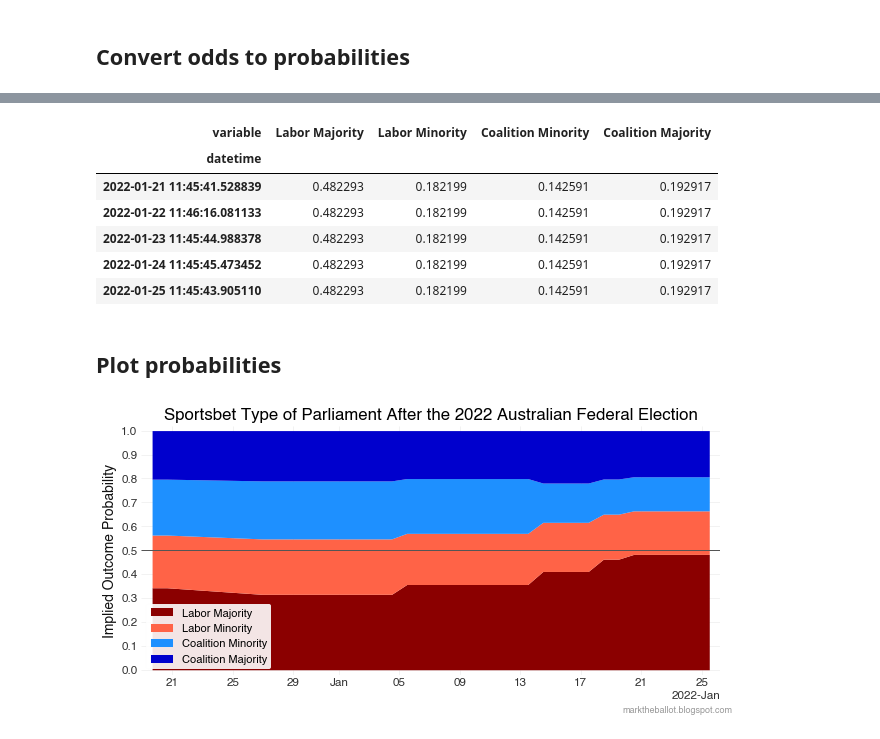
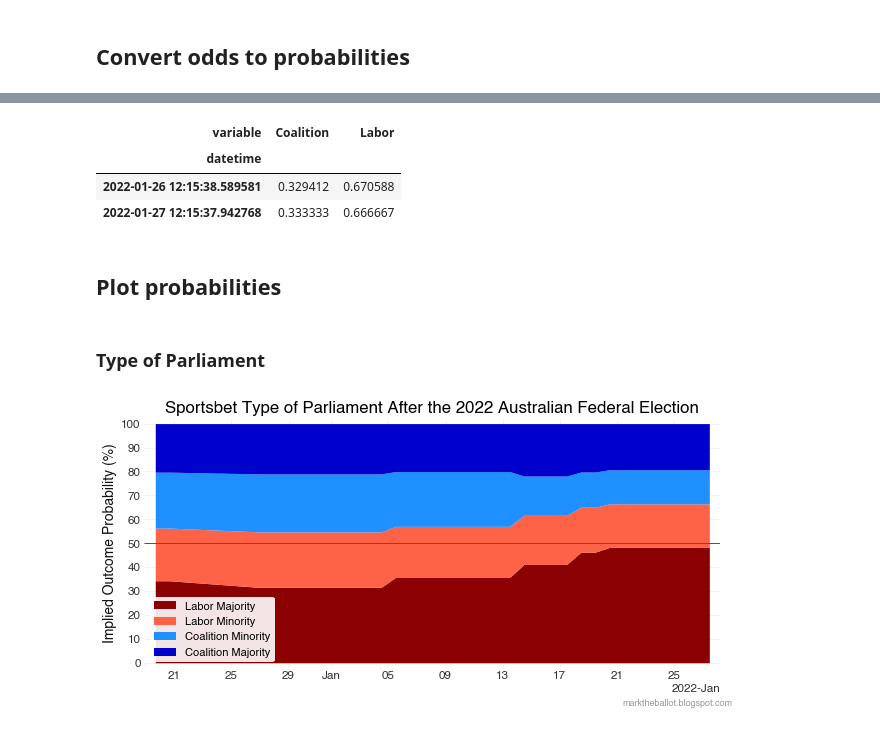
Before and after one commit to bpalmer4/Australian-Federal-Election-2022, a Jupyter notebook: notebooks/Betting markets - chart election winner at sportsbet.ipynb, the cells around one changed output, grey strips where cells are left out. Cells and saved outputs as stored; diff of their text form; code cells hidden in the pictures.

```diff
--- a/notebooks/Betting markets - chart election winner at sportsbet.ipynb
+++ b/notebooks/Betting markets - chart election winner at sportsbet.ipynb
@@ -30,7 +30,8 @@ plt.style.use('./markgraph.mplstyle')
 # %% [markdown]
 ## Get data
 # %%
+# type of parliament
 FILE = '../historical-data/sportsbet-2022-type-of-parliament.csv'
-df = pd.read_csv(FILE, na_values = '-', parse_dates=['datetime'])
-df = df.pivot(index='datetime', columns='variable', values='value').sort_index(ascending=True)
-del df['Any Other']
+top = pd.read_csv(FILE, na_values = '-', parse_dates=['datetime'])
+top = top.pivot(index='datetime', columns='variable', values='value').sort_index(ascending=True)
+del top['Any Other'] # ignore longshot bias
@@ -45,8 +42,8 @@ names = {
     'Liberal/National Coalition Minority': 'Coalition Minority',
 }
 order = ['Labor Majority', 'Labor Minority', 'Coalition Minority', 'Coalition Majority',]
-df = df.rename(columns=names)[order]
-df.tail()
+top = top.rename(columns=names)[order]
+top.tail()
 # %% [output]
 | variable | Labor Majority | Labor Minority | Coalition Minority | Coalition Majority |
 | datetime |  |  |  |  |
@@ -58,2 +67,16 @@ df.tail()
 # %% [markdown]
 ## Convert odds to probabilities
+# %%
+def convert(odds: pd.DataFrame) -> pd.DataFrame:
+
+    # get raw probabilities
+    raw_probs = 1 / odds
+
+    # remove the bookmakers overround
+    total = raw_probs.sum(axis=1)
+    adj_probs = raw_probs.div(total, axis=0)
+
+    return adj_probs
+# %%
+probs_top = convert(top)
+probs_top.tail()
@@ -60,34 +91,31 @@ df.tail()
 # %%
-odds = 1 / df
-total = odds.sum(axis=1)
-probs = odds.div(total, axis=0)
-
-probs.tail()
+probs_ew = convert(ew)
+probs_ew.tail()
 # %% [output]
-| variable | Labor Majority | Labor Minority | Coalition Minority | Coalition Majority |
-| datetime |  |  |  |  |
-| 2022-01-21 11:45:41.528839 | 0.482293 | 0.182199 | 0.142591 | 0.192917 |
-| 2022-01-22 11:46:16.081133 | 0.482293 | 0.182199 | 0.142591 | 0.192917 |
-| 2022-01-23 11:45:44.988378 | 0.482293 | 0.182199 | 0.142591 | 0.192917 |
-| 2022-01-24 11:45:45.473452 | 0.482293 | 0.182199 | 0.142591 | 0.192917 |
-| 2022-01-25 11:45:43.905110 | 0.482293 | 0.182199 | 0.142591 | 0.192917 |
+| variable | Coalition | Labor |
+| datetime |  |  |
+| 2022-01-26 12:15:38.589581 | 0.329412 | 0.670588 |
+| 2022-01-27 12:15:37.942768 | 0.333333 | 0.666667 |
 # %% [markdown]
 ## Plot probabilities
+# %% [markdown]
+### Type of Parliament
 # %%
+probs_top_pc = probs_top * 100
 fig, ax = common.initiate_plot()
 
 colors = ['darkred', 'tomato', 'dodgerblue', 'mediumblue']
 
-from_ = np.repeat(0, len(probs))
-for i, column in enumerate(probs.columns):
-    to_ = from_ + probs[column]
-    ax.fill_between(probs.index, from_, to_, label=column, color=colors[i])
+from_ = np.repeat(0, len(probs_top_pc))
+for i, column in enumerate(probs_top_pc.columns):
+    to_ = from_ + probs_top_pc[column]
+    ax.fill_between(probs_top_pc.index, from_, to_, label=column, color=colors[i])
     from_ = to_
 ax.legend(loc='lower left', framealpha=0.9, prop={'size':11})
-ax.axhline(0.5, lw=1, c='#555555')
+ax.axhline(50, lw=1, c='#555555')
 ax.yaxis.set_major_locator(MaxNLocator(11))
 title = f'Sportsbet Type of Parliament After the 2022 Australian Federal Election'
-common.plot_finalise(ax, title=title, ylabel='Implied Outcome Probability')
+common.plot_finalise(ax, title=title, ylabel='Implied Outcome Probability (%)')
 # %% [output]
-[figure, old version]
+[figure, new version]
 # %%
```
Also changed, not shown: parts of 10 cells of this notebook, 4 other files.
